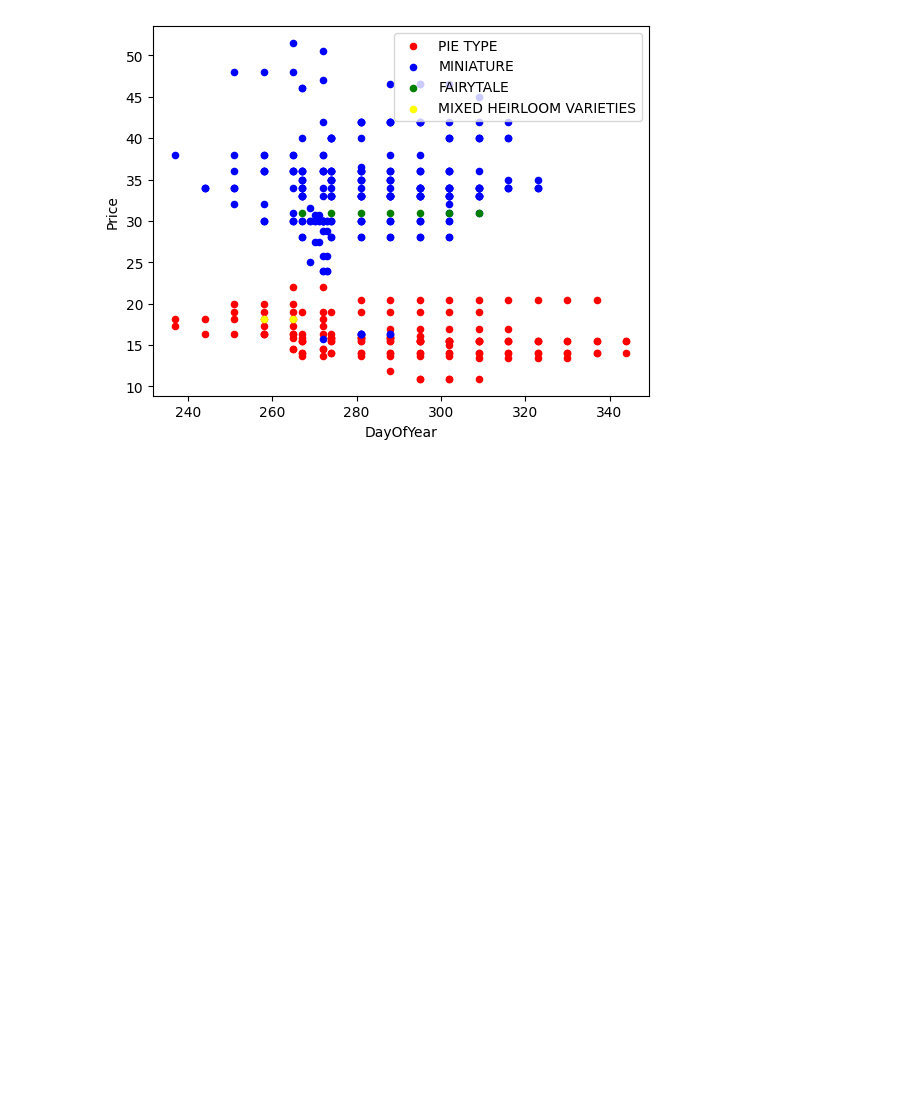
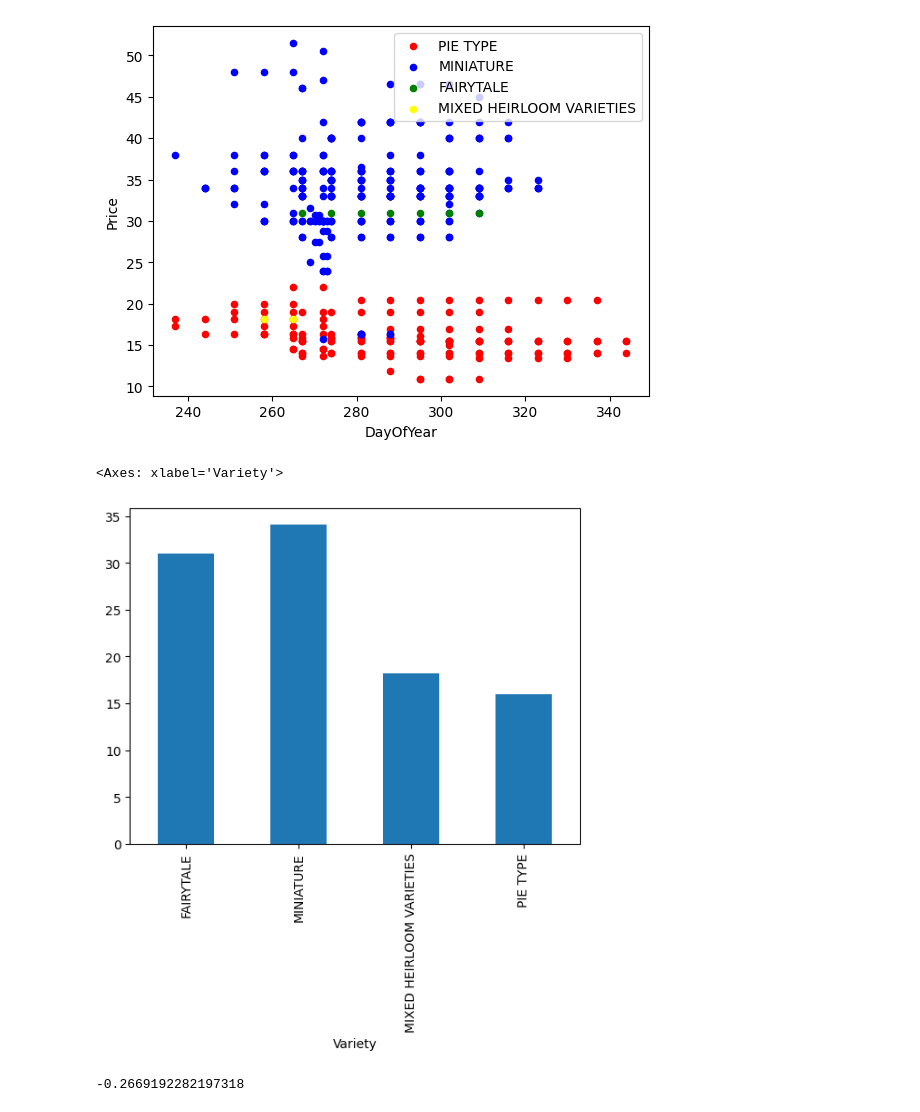
Before and after one commit to VEDANT-CPU/ML-For-Beginners, a Jupyter notebook: 2-Regression/3-Linear/notebook.ipynb, the cells around one changed output. Saved outputs shown, nothing was run; the diff lists cells and outputs as text; code cells hidden in the pictures; blank space fills up the shorter version.

```diff
--- a/2-Regression/3-Linear/notebook.ipynb
+++ b/2-Regression/3-Linear/notebook.ipynb
@@ -87,3 +86,14 @@ for i,var in enumerate(new_pumpkins['Variety'].unique()):
     ax = df.plot.scatter('DayOfYear','Price',ax=ax,c=colors[i],label=var)
 # %% [output]
 [figure]
+# %%
+#We drew a bar chart to confirm which variety is the cheapest.
+new_pumpkins.groupby(['Variety'])['Price'].mean().plot(kind='bar')
+# %% [output]
+<Axes: xlabel='Variety'>
+[figure, added]
+# %%
+new_pumpkins = new_pumpkins[new_pumpkins['Variety'].str.contains('PIE TYPE', case=True, regex=True)]
+print(new_pumpkins['DayOfYear'].corr(new_pumpkins['Price']))
+# %% [output]
+-0.2669192282197318
```
Also changed, not shown: parts of 14 cells of this notebook.
